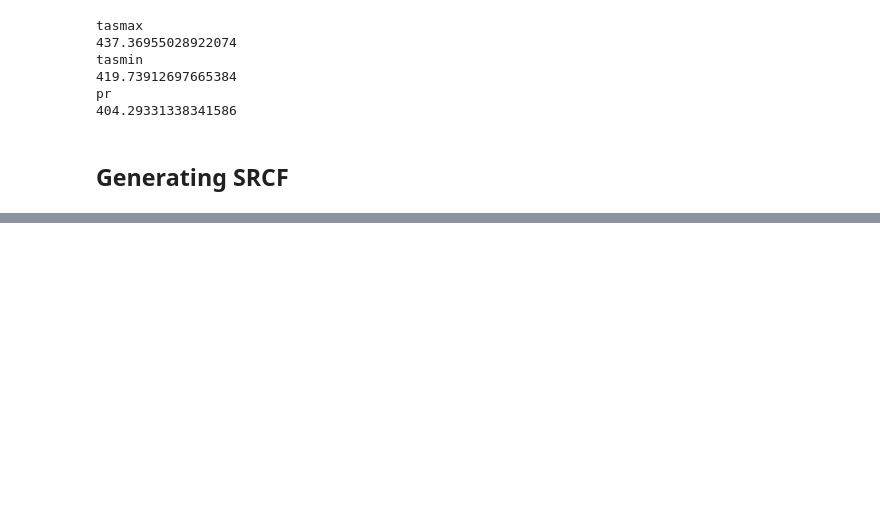
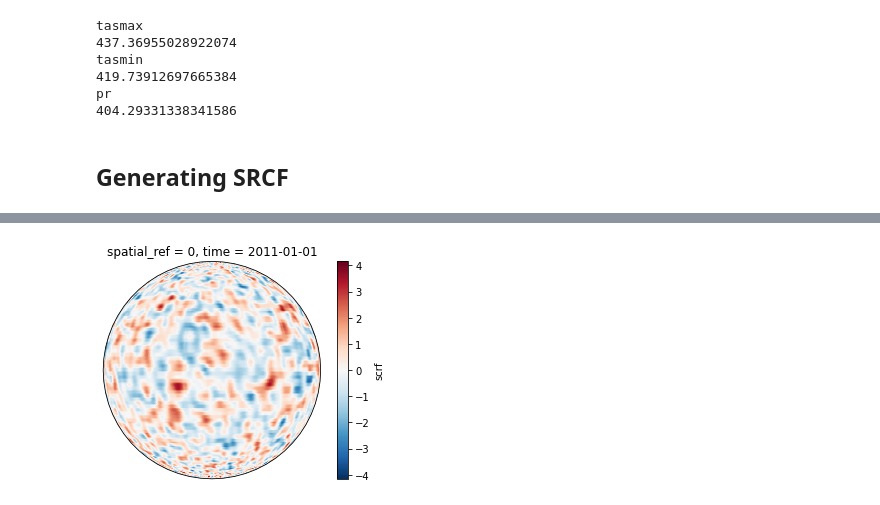
Before and after one commit to carbonplan/cmip6-downscaling, a Jupyter notebook: notebooks/scrf.ipynb, the cells around one changed output, grey strips where cells are left out. Drawn from its saved outputs; the diff is of its cells as text; code cells hidden in the pictures; blank space fills up the shorter version.

```diff
--- a/notebooks/scrf.ipynb
+++ b/notebooks/scrf.ipynb
@@ -742,0 +458,12 @@ ds.nbytes / 1e9
+# %%
+import cartopy.crs as ccrs
+
+def globe_plot(ds, lat=60, lon=0):
+    ds.isel(time=0).plot(
+    subplot_kws=dict(projection=ccrs.Orthographic(lat, lon), facecolor="gray"),
+    transform=ccrs.PlateCarree())
+# %%
+ds = xr.open_zarr('az://flow-outputs/intermediate/scrf/ERA5_pr_2011_2020.zarr').scrf
+globe_plot(ds, 60, 0)
+# %% [output]
+[figure, added]
```
Also changed, not shown: parts of 55 cells of this notebook.
